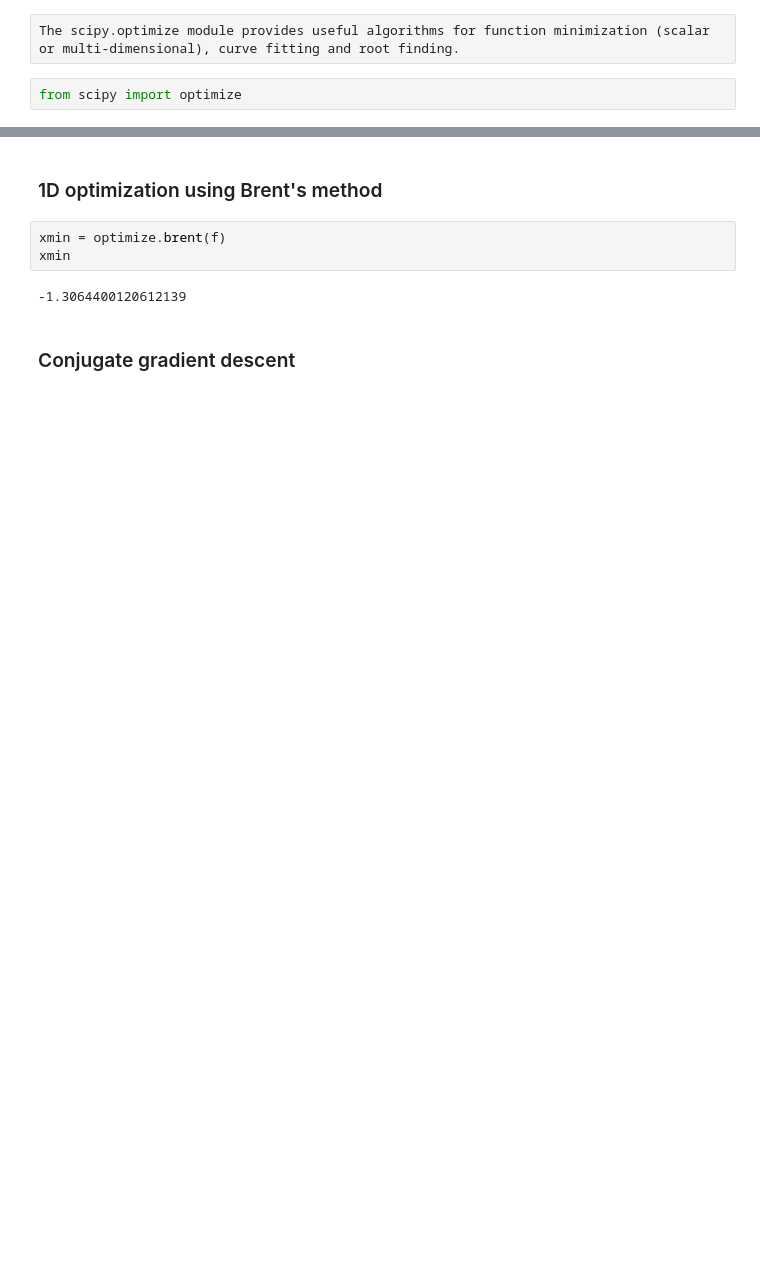
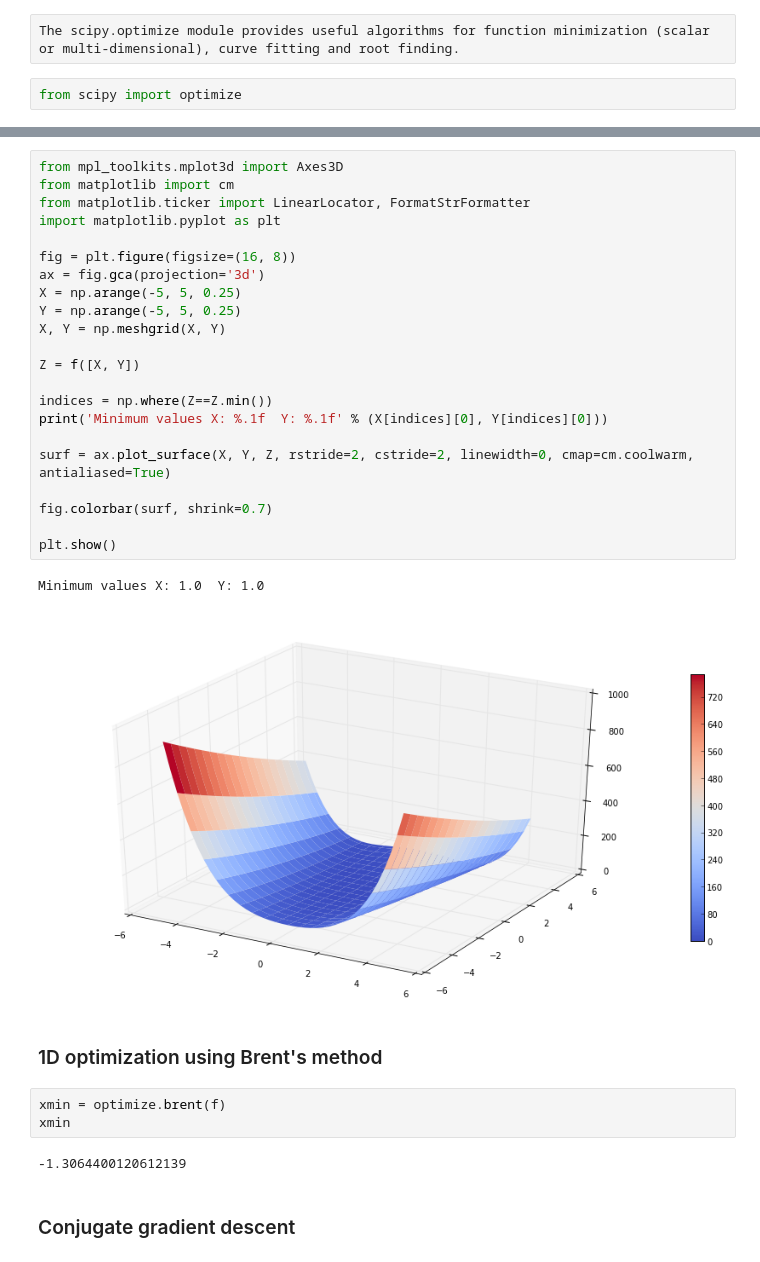
Before and after one commit to Garyfallidis/meta_didaktoriko, a Jupyter notebook: Sherbrooke_numpy_seminar_2014/course/Numpy and Scipy.ipynb, the cells around one changed output, grey strips where cells are left out. Saved outputs shown, nothing was run; the diff lists cells and outputs as text; blank space fills up the shorter version.

Commit message:
Finished with the plotting of the optimization function

```diff
--- a/Sherbrooke_numpy_seminar_2014/course/Numpy and Scipy.ipynb
+++ b/Sherbrooke_numpy_seminar_2014/course/Numpy and Scipy.ipynb
@@ -640,3 +649,28 @@ from scipy import optimize
+# %%
+from mpl_toolkits.mplot3d import Axes3D
+from matplotlib import cm
+from matplotlib.ticker import LinearLocator, FormatStrFormatter
+import matplotlib.pyplot as plt
+
+fig = plt.figure(figsize=(16, 8))
+ax = fig.gca(projection='3d')
+X = np.arange(-5, 5, 0.25)
+Y = np.arange(-5, 5, 0.25)
+X, Y = np.meshgrid(X, Y)
+
+Z = f([X, Y])
+
+indices = np.where(Z==Z.min())
+print('Minimum values X: %.1f  Y: %.1f' % (X[indices][0], Y[indices][0]))
+
+surf = ax.plot_surface(X, Y, Z, rstride=2, cstride=2, linewidth=0, cmap=cm.coolwarm, antialiased=True)
+
+fig.colorbar(surf, shrink=0.7)
+
+plt.show()
+# %% [output]
+Minimum values X: 1.0  Y: 1.0
+[figure, added]
 # %% [markdown]
 ### 1D optimization using Brent's method
 # %%
```
Also changed, not shown: parts of 14 cells of this notebook.
